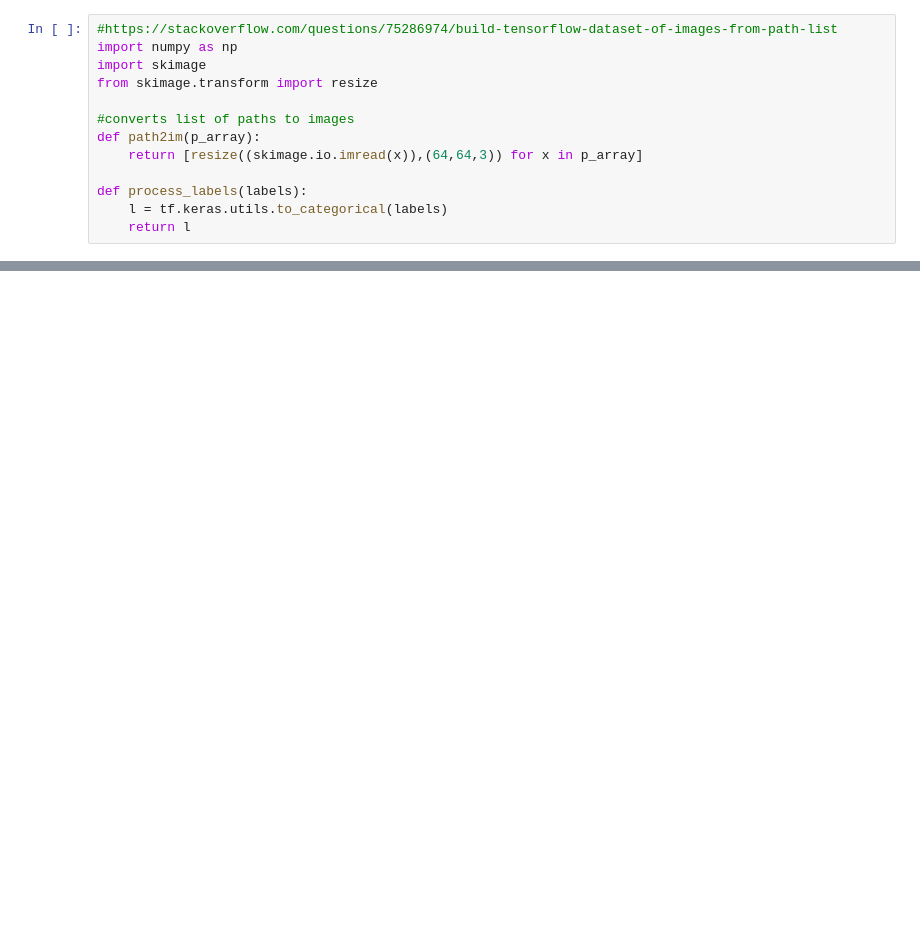
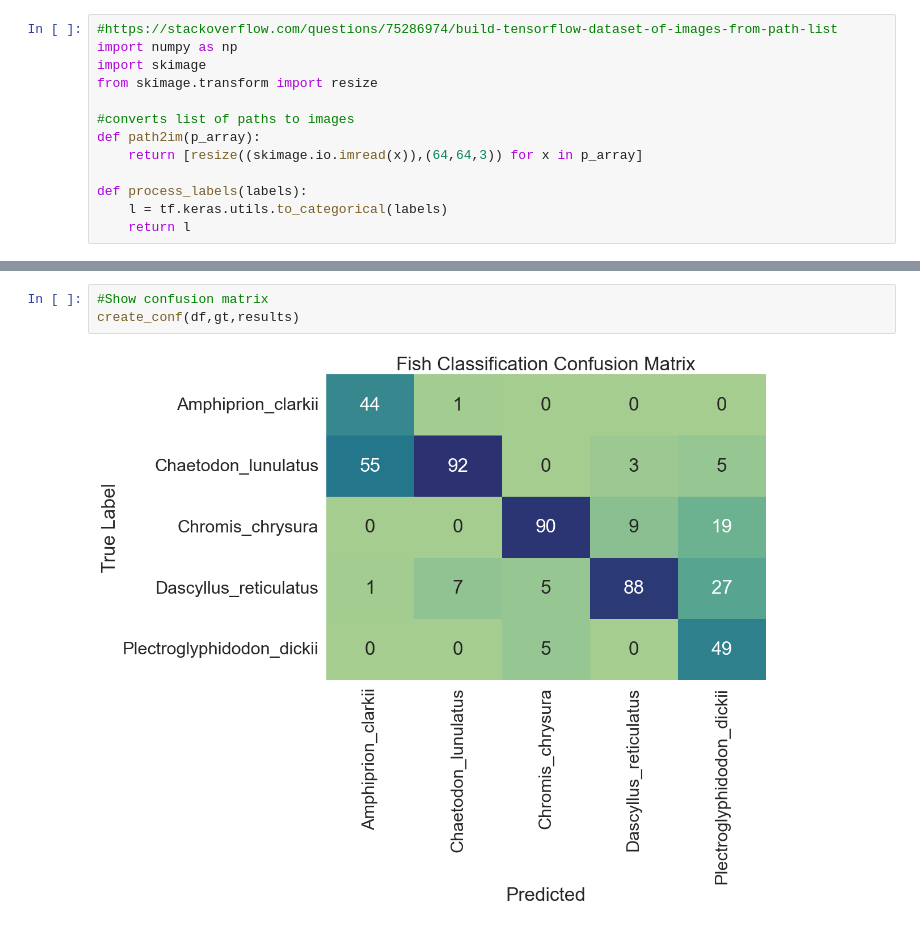
Before and after one commit to oakleighw/bigDataAnn_fishClassifier, a Jupyter notebook: big_data_main.ipynb, the cells around one changed output, grey strips where cells are left out. Drawn from its saved outputs; the diff is of its cells as text; blank space fills up the shorter version.

```diff
--- a/big_data_main.ipynb
+++ b/big_data_main.ipynb
@@ -224,0 +324,5 @@ Text(95.5815972222222, 0.5, 'True Label')
+# %%
+#Show confusion matrix
+create_conf(df,gt,results)
+# %% [output]
+[figure, added]
```
Also changed, not shown: parts of 6 cells of this notebook.
